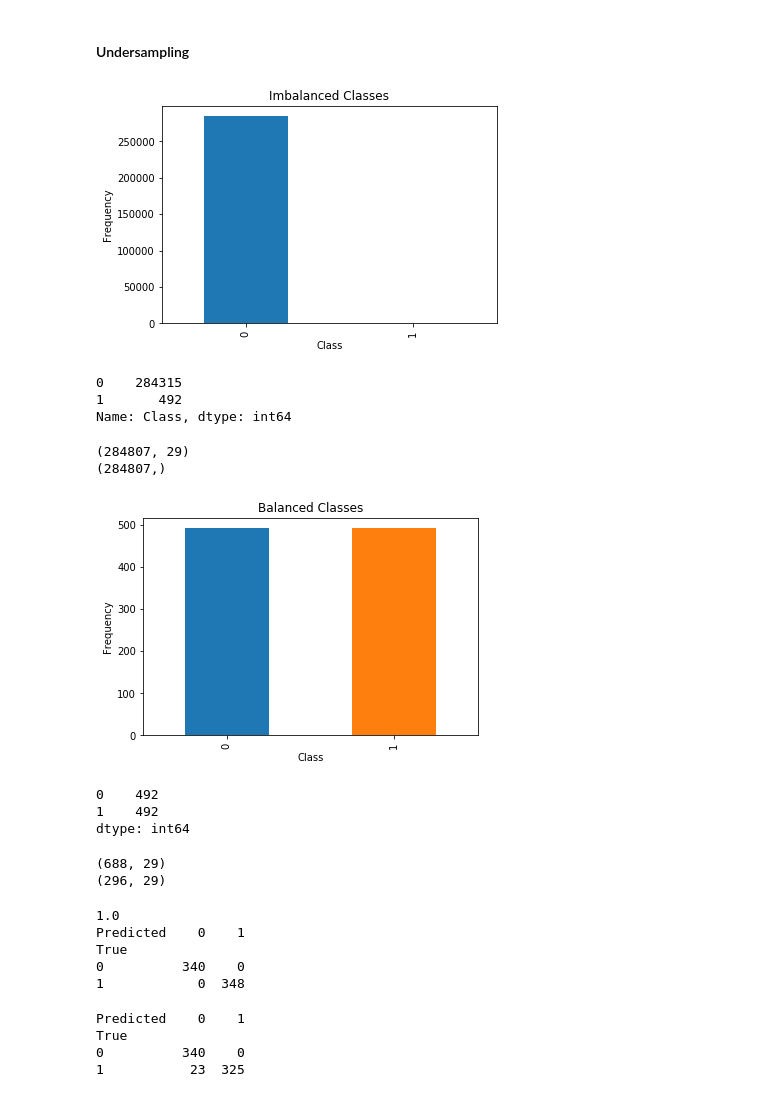
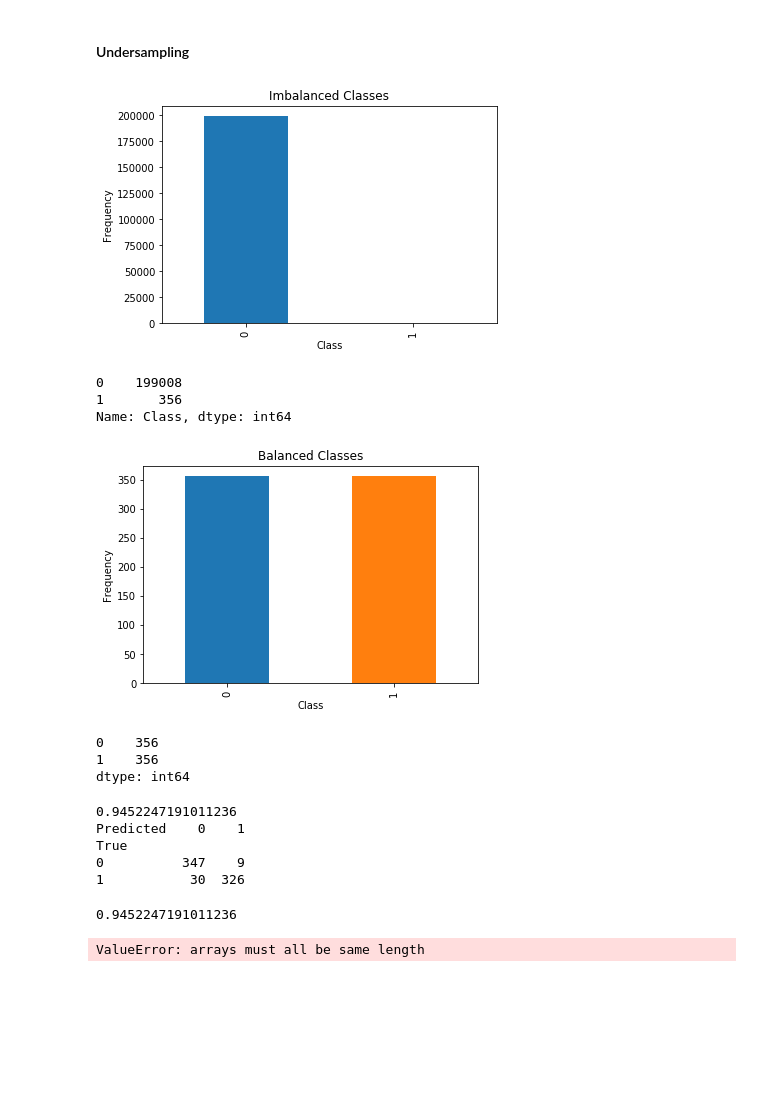
Before and after one commit to Tinsae/Thinkful-Data-Science, a Jupyter notebook: DS/Unit 3/3.6.1+Credit Card Fraud Detection.ipynb, the cells around one changed output. Drawn from its saved outputs; the diff is of its cells as text; code cells hidden in the pictures; blank space fills up the shorter version.

Commit message:
walmart_sales+credit_card_fraud

```diff
--- a/DS/Unit 3/3.6.1+Credit Card Fraud Detection.ipynb
+++ b/DS/Unit 3/3.6.1+Credit Card Fraud Detection.ipynb
@@ -208,0 +218,6 @@ https://medium.com/anomaly-detection-with-python-and-r/sampling-techniques-for-e
+# %%
+# split data into train, test
+from sklearn.model_selection import train_test_split
+X_train, X_test, y_train, y_test = train_test_split(X, y, test_size=0.3, random_state=20, shuffle=True)
+print(X_train.shape)
+print(X_test.shape)
@@ -224,34 +246,26 @@ credit.head()
 #### Undersampling
 # %%
 # see class imbalance probelm
-count_classes = pd.value_counts(credit['Class'], sort=True).sort_index()
+count_classes = pd.value_counts(y_train, sort=True).sort_index()
 count_classes.plot(kind = 'bar')
 plt.title("Imbalanced Classes")
 plt.xlabel("Class")
 plt.ylabel("Frequency")
 plt.show()
 print(count_classes)
 # %% [output]
-[figure, old version]
+[figure, new version]
-0    284315
-1       492
+0    199008
+1       356
 Name: Class, dtype: int64
-# %%
-# X and Y
-X = credit.iloc[:,:-1]
-y = credit['Class']
-print(X.shape)
-print(y.shape)
-# %% [output]
-(284807, 29)
-(284807,)
 # %%
 from imblearn.under_sampling import RandomUnderSampler
 
 rus = RandomUnderSampler(random_state=0)
-rus.fit(X, y)
-X_resampled, y_resampled = rus.fit_sample(X, y)
-count_classes = pd.value_counts(y_resampled, sort=True).sort_index()
+X_train_resampled, y_train_resampled = rus.fit_sample(X_train, y_train)
+X_test_resampled, y_test_resampled = rus.fit_sample(X_test, y_test)
+
+count_classes = pd.value_counts(y_train_resampled, sort=True).sort_index()
 count_classes.plot(kind = 'bar')
 plt.title("Balanced Classes")
 plt.xlabel("Class")
@@ -259,41 +273,27 @@ plt.ylabel("Frequency")
 plt.show()
 print(count_classes)
 # %% [output]
-[figure, old version]
+[figure, new version]
-0    492
-1    492
+0    356
+1    356
 dtype: int64
-# %%
-# split data into train, test
-from sklearn.model_selection import train_test_split
-X_train, X_test, y_train, y_test = train_test_split(X_resampled, y_resampled, test_size=0.3, random_state=20, shuffle=True)
-print(X_train.shape)
-print(X_test.shape)
-# %% [output]
-(688, 29)
-(296, 29)
 # %%
 from sklearn.linear_model import LogisticRegression
 clf = LogisticRegression(C=1, penalty='l2', random_state=20, solver="liblinear")
-clf.fit(X_train, y_train)
-yhat = clf.predict(X_train)
-print(clf.score(X_train, y_train))
-print(pd.crosstab(y_train, yhat, rownames=['True'], colnames=['Predicted']))
+clf.fit(X_train_resampled, y_train_resampled)
+yhat = clf.predict(X_train_resampled)
+print(clf.score(X_train_resampled, y_train_resampled))
+print(pd.crosstab(y_train_resampled, yhat, rownames=['True'], colnames=['Predicted']))
 # %% [output]
-1.0
+0.9452247191011236
 Predicted    0    1
 True
-0          340    0
-1            0  348
+0          347    9
+1           30  326
 # %%
-from sklearn.naive_bayes import BernoulliNB
-clf = BernoulliNB()
-clf.fit(X_train, y_train)
-
-yhat = clf.predict(X_train)
-print(pd.crosstab(y_train, yhat, rownames=['True'], colnames=['Predicted']))
+yhat = clf.predict(X_test_resampled)
+print(clf.score(X_train_resampled, y_train_resampled))
+print(pd.crosstab(y_train_resampled, yhat, rownames=['True'], colnames=['Predicted']))
 # %% [output]
-Predicted    0    1
-True
-0          340    0
-1           23  325
+0.9452247191011236
+ValueError: arrays must all be same length
```
Also changed, not shown: parts of 6 cells of this notebook, 4 other files.
